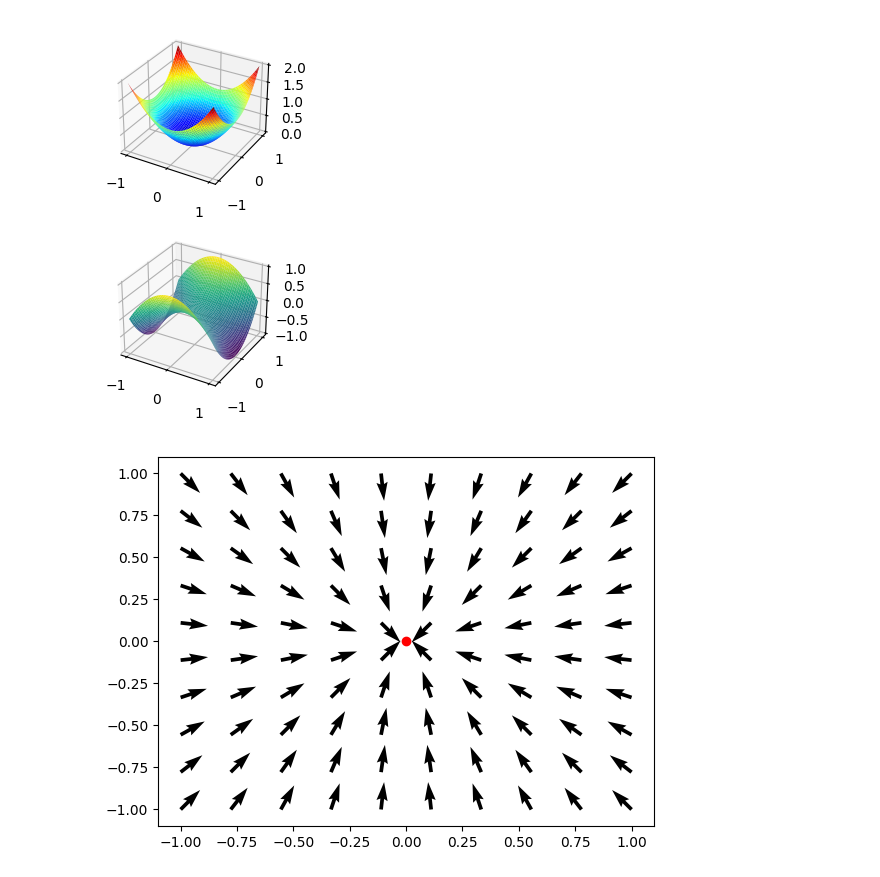
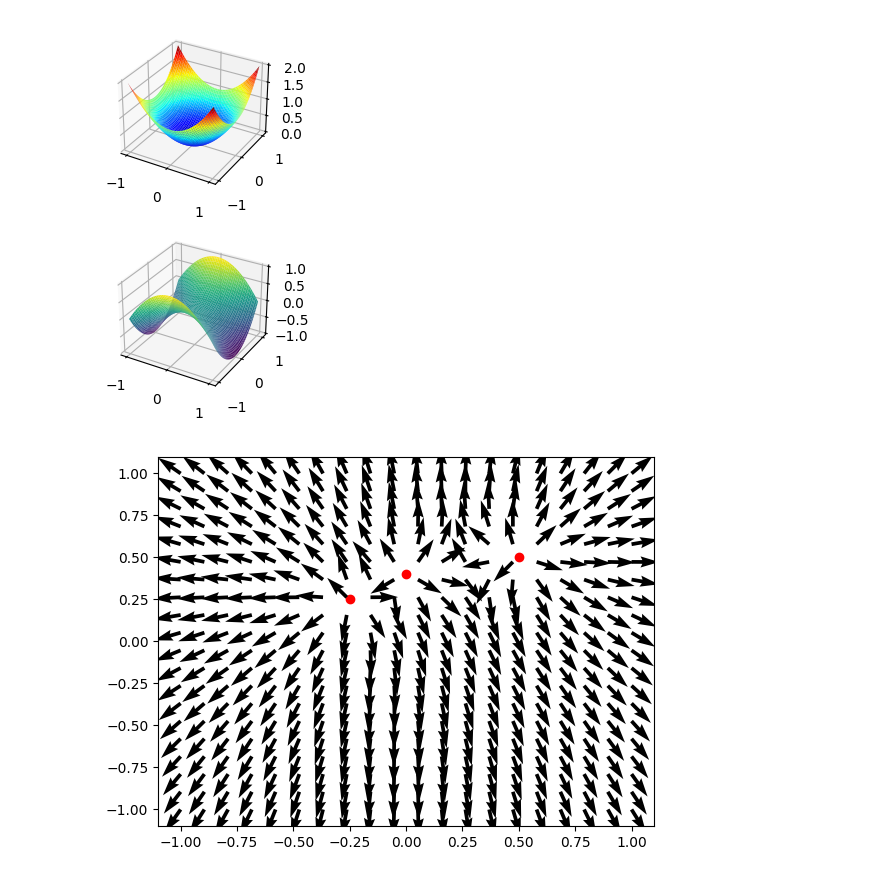
Before and after one commit to NoDanCoder/AirBnB_clone, a Jupyter notebook: Semana2/GraficacionVectorial.ipynb, the cells around one changed output. Saved outputs shown, nothing was run; the diff lists cells and outputs as text; code cells hidden in the pictures.

```diff
--- a/Semana2/GraficacionVectorial.ipynb
+++ b/Semana2/GraficacionVectorial.ipynb
@@ -123,8 +123,8 @@ ax1.plot_surface(X,Y,Z1,cmap='viridis')
 <mpl_toolkits.mplot3d.art3d.Poly3DCollection at 0x...>
 [figure]
 # %%
-x = np.linspace(-1,1,10)
-y = np.linspace(-1,1,10)
+x = np.linspace(-1,1,20)
+y = np.linspace(-1,1,20)
 # %%
 X,Y = np.meshgrid(x,y)
 #plt.scatter(X,Y)
@@ -132,27 +132,33 @@ X,Y = np.meshgrid(x,y)
 def Ex(x,y, xi, yi):
   return (x-xi)/((x-xi)**2 + (y-yi)**2)**(3/2)
 # %%
-def Ex(x,y, xi, yi):
+def Ey(x,y, xi, yi):
   return (y-yi)/((x-xi)**2 + (y-yi)**2)**(3/2)
 # %%
 Gx = np.zeros_like(X)
-Gy = np.zeros_like(X)
+Gy = np.zeros_like(Y)
 # %%
-for w in [[]]
-for i in range(x.shape[0]):
-  for j in range(y.shape[0]):
-    Gx[i,j] = Ex(x[i],y[j])
-    Gy[i,j] = Ey(x[i],y[j])
+for w in [[0.5, 0.5], [-0.25, 0.25], [0, 0.4]]:
+  for i in range(x.shape[0]):
+    for j in range(y.shape[0]):
+      Gx[i,j] += Ex(x[i],y[j], w[0], w[1])
+      Gy[i,j] += Ey(x[i],y[j], w[0], w[1])
 # %%
 fig = plt.figure()
 ax = fig.add_subplot(111)
 
-q = np.array([0.,0.])
+q = np.array([0.5,0.5])
+ax.scatter(*q,color='red')
+
+q = np.array([-0.25,0.25])
+ax.scatter(*q,color='red')
+
+q = np.array([0,0.4])
 ax.scatter(*q,color='red')
 
 
 for i in range(x.shape[0]):
   for j in range(y.shape[0]):
     ax.quiver(x[i],y[j],Gx[i,j],Gy[i,j])
 # %% [output]
-[figure, old version]
+[figure, new version]
```
